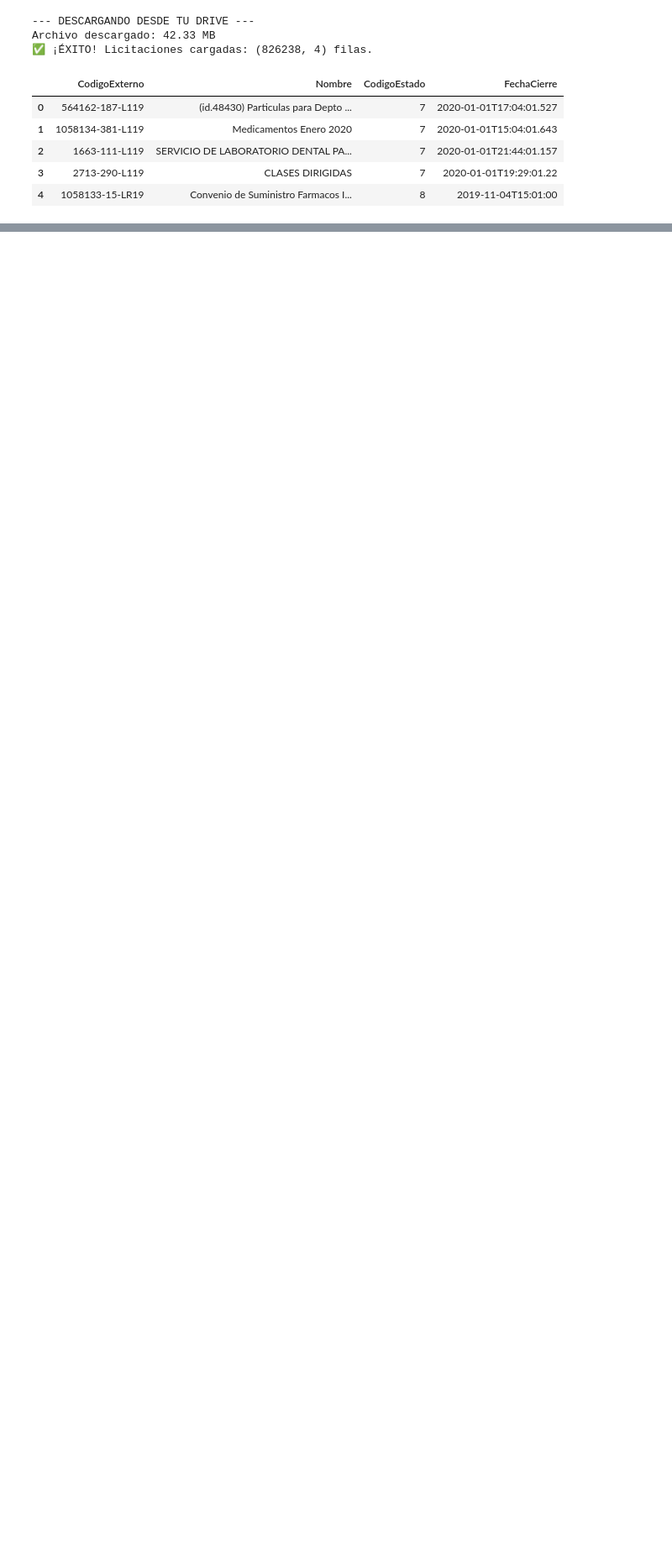
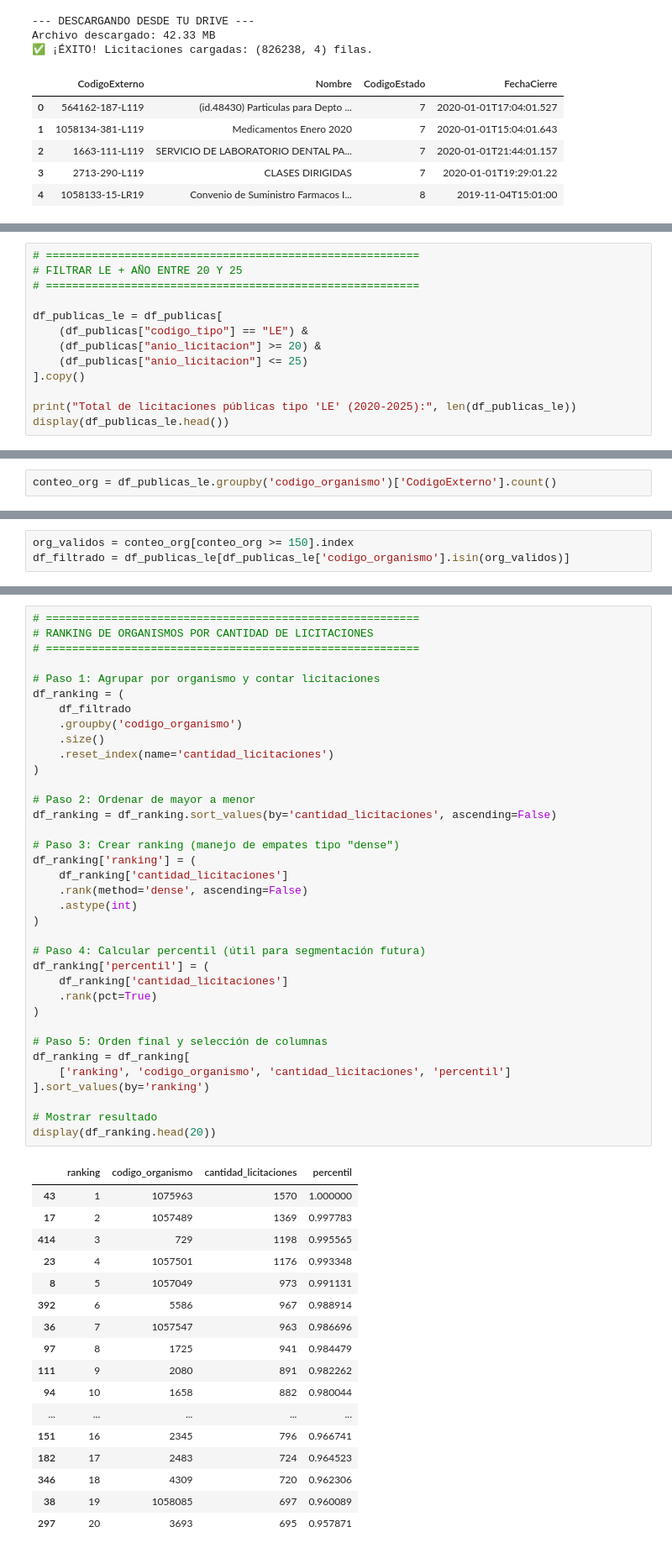
Before and after one commit to Fablop84/practica_final_condores, a Jupyter notebook: Scripts/proyecto_final_condores.ipynb, the cells around one changed output, grey strips where cells are left out. Shown at 84% size. Cells and saved outputs as stored; diff of their text form; blank space fills up the shorter version.

```diff
--- a/Scripts/proyecto_final_condores.ipynb
+++ b/Scripts/proyecto_final_condores.ipynb
@@ -135,0 +528,13 @@ Descargando ordenes_2025.parquet (esta vez de forma robusta)...
+# %%
+# =========================================================
+# FILTRAR LE + AÑO ENTRE 20 Y 25
+# =========================================================
+
+df_publicas_le = df_publicas[
+    (df_publicas["codigo_tipo"] == "LE") &
+    (df_publicas["anio_licitacion"] >= 20) &
+    (df_publicas["anio_licitacion"] <= 25)
+].copy()
+
+print("Total de licitaciones públicas tipo 'LE' (2020-2025):", len(df_publicas_le))
+display(df_publicas_le.head())
@@ -135,0 +610,2 @@ Descargando ordenes_2025.parquet (esta vez de forma robusta)...
+# %%
+conteo_org = df_publicas_le.groupby('codigo_organismo')['CodigoExterno'].count()
@@ -135,0 +650,3 @@ Descargando ordenes_2025.parquet (esta vez de forma robusta)...
+# %%
+org_validos = conteo_org[conteo_org >= 150].index
+df_filtrado = df_publicas_le[df_publicas_le['codigo_organismo'].isin(org_validos)]
@@ -135,0 +674,54 @@ Descargando ordenes_2025.parquet (esta vez de forma robusta)...
+# %%
+# =========================================================
+# RANKING DE ORGANISMOS POR CANTIDAD DE LICITACIONES
+# =========================================================
+
+# Paso 1: Agrupar por organismo y contar licitaciones
+df_ranking = (
+    df_filtrado
+    .groupby('codigo_organismo')
+    .size()
+    .reset_index(name='cantidad_licitaciones')
+)
+
+# Paso 2: Ordenar de mayor a menor
+df_ranking = df_ranking.sort_values(by='cantidad_licitaciones', ascending=False)
+
+# Paso 3: Crear ranking (manejo de empates tipo "dense")
+df_ranking['ranking'] = (
+    df_ranking['cantidad_licitaciones']
+    .rank(method='dense', ascending=False)
+    .astype(int)
+)
+
+# Paso 4: Calcular percentil (útil para segmentación futura)
+df_ranking['percentil'] = (
+    df_ranking['cantidad_licitaciones']
+    .rank(pct=True)
+)
+
+# Paso 5: Orden final y selección de columnas
+df_ranking = df_ranking[
+    ['ranking', 'codigo_organismo', 'cantidad_licitaciones', 'percentil']
+].sort_values(by='ranking')
+
+# Mostrar resultado
+display(df_ranking.head(20))
+# %% [output]
+|  | ranking | codigo_organismo | cantidad_licitaciones | percentil |
+| 43 | 1 | 1075963 | 1570 | 1.000000 |
+| 17 | 2 | 1057489 | 1369 | 0.997783 |
+| 414 | 3 | 729 | 1198 | 0.995565 |
+| 23 | 4 | 1057501 | 1176 | 0.993348 |
+| 8 | 5 | 1057049 | 973 | 0.991131 |
+| 392 | 6 | 5586 | 967 | 0.988914 |
+| 36 | 7 | 1057547 | 963 | 0.986696 |
+| 97 | 8 | 1725 | 941 | 0.984479 |
+| 111 | 9 | 2080 | 891 | 0.982262 |
+| 94 | 10 | 1658 | 882 | 0.980044 |
+| ... | ... | ... | ... | ... |
+| 151 | 16 | 2345 | 796 | 0.966741 |
+| 182 | 17 | 2483 | 724 | 0.964523 |
+| 346 | 18 | 4309 | 720 | 0.962306 |
+| 38 | 19 | 1058085 | 697 | 0.960089 |
+| 297 | 20 | 3693 | 695 | 0.957871 |
```
Also changed, not shown: parts of 51 cells of this notebook.
